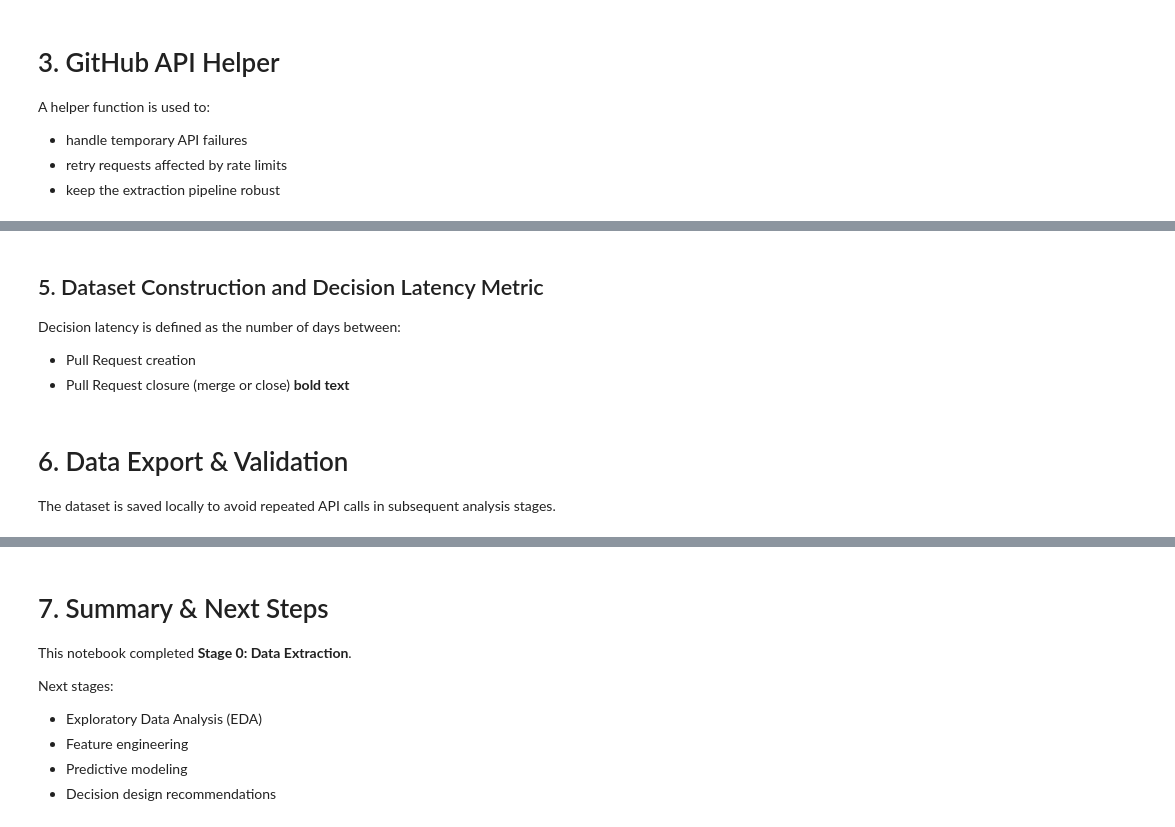
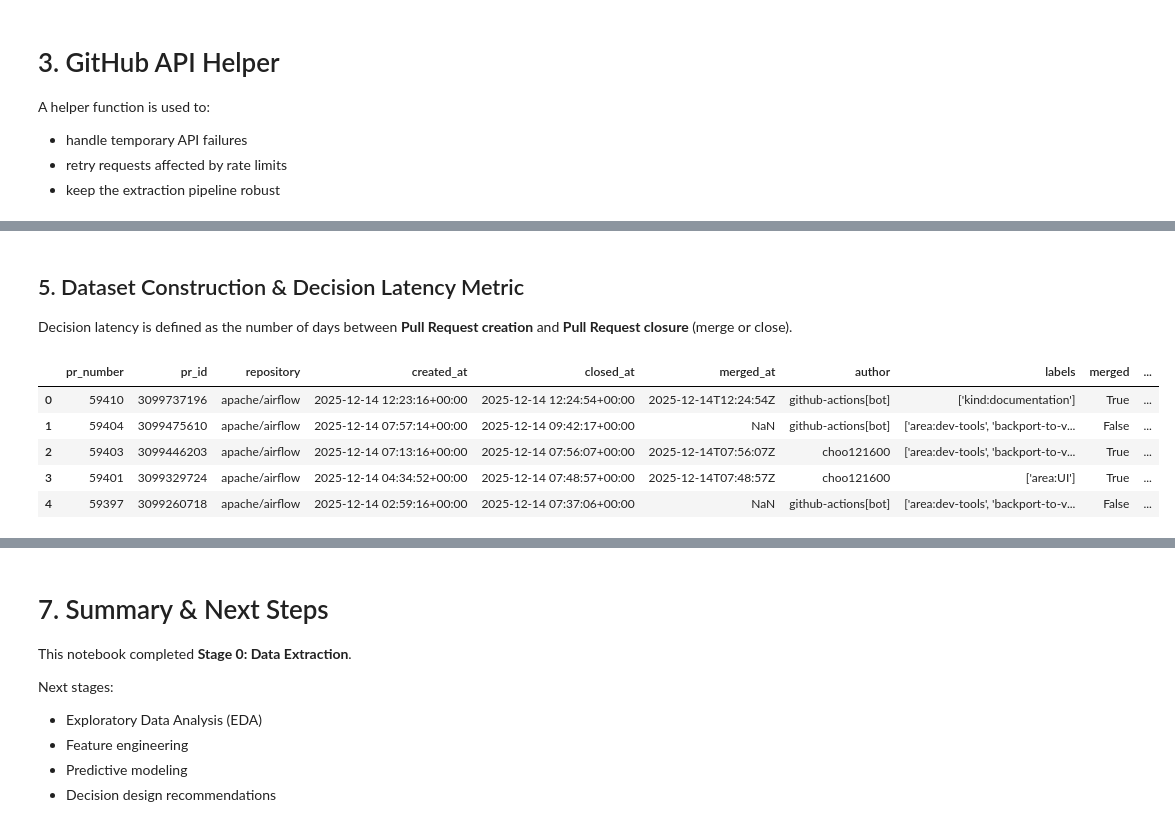
Before and after one commit to michalrylko/decision-latency, a Jupyter notebook: 00_data_extraction.ipynb, the cells around one changed output, grey strips where cells are left out. Drawn from its saved outputs; the diff is of its cells as text; code cells hidden in the pictures.

```diff
--- a/00_data_extraction.ipynb
+++ b/00_data_extraction.ipynb
@@ -70,12 +85,17 @@ We extract data from the public GitHub repository:
 - Data source: GitHub Pull Requests API
 - Scope: closed Pull Requests only
 # %%
+# GitHub repository
 REPO_OWNER = "apache"
 REPO_NAME = "airflow"
 
-PER_PAGE = 100
-MAX_PAGES = 100        # ~10 000 PRs
-REQUEST_DELAY = 0.2 # seconds between API calls
+# API behavior
+PER_PAGE = 100          # GitHub API maximum
+MAX_PAGES = 5           # Controls dataset size (~500 PRs)
+REQUEST_DELAY = 0.2     # Seconds between API requests
+
+# Checkpointing
+CHECKPOINT_EVERY = 100  # Save progress every N PRs
 
 headers = {"Accept": "application/vnd.github+json"}
 if GITHUB_TOKEN:
@@ -181,24 +287,23 @@ for pr in pull_requests_light:
 # %% [markdown]
-## 5. Dataset Construction and Decision Latency Metric
+## 5. Dataset Construction & Decision Latency Metric
 
-Decision latency is defined as the number of days between:
-- Pull Request creation
-- Pull Request closure (merge or close)
-**bold text**
+Decision latency is defined as the number of days between **Pull Request creation** and **Pull Request closure** (merge or close).
 # %%
-
 df = pd.DataFrame(pull_requests_full)
 
 df["created_at"] = pd.to_datetime(df["created_at"], errors="coerce")
 df["closed_at"] = pd.to_datetime(df["closed_at"], errors="coerce")
 
-df["decision_latency_days"] = (
-    df["closed_at"] - df["created_at"]
-).dt.days
+df["decision_latency_days"] = (df["closed_at"] - df["created_at"]).dt.days
+
+# Basic sanity cleanup
+df = df[df["decision_latency_days"].notna() & (df["decision_latency_days"] >= 0)]
 
 df.head()
+# %% [output]
+|  | pr_number | pr_id | repository | created_at | closed_at | merged_at | author | labels | merged | ... |
+| 0 | 59410 | 3099737196 | apache/airflow | 2025-12-14 12:23:16+00:00 | 2025-12-14 12:24:54+00:00 | 2025-12-14T12:24:54Z | github-actions[bot] | ['kind:documentation'] | True | ... |
+| 1 | 59404 | 3099475610 | apache/airflow | 2025-12-14 07:57:14+00:00 | 2025-12-14 09:42:17+00:00 | NaN | github-actions[bot] | ['area:dev-tools', 'backport-to-v... | False | ... |
+| 2 | 59403 | 3099446203 | apache/airflow | 2025-12-14 07:13:16+00:00 | 2025-12-14 07:56:07+00:00 | 2025-12-14T07:56:07Z | choo121600 | ['area:dev-tools', 'backport-to-v... | True | ... |
+| 3 | 59401 | 3099329724 | apache/airflow | 2025-12-14 04:34:52+00:00 | 2025-12-14 07:48:57+00:00 | 2025-12-14T07:48:57Z | choo121600 | ['area:UI'] | True | ... |
+| 4 | 59397 | 3099260718 | apache/airflow | 2025-12-14 02:59:16+00:00 | 2025-12-14 07:37:06+00:00 | NaN | github-actions[bot] | ['area:dev-tools', 'backport-to-v... | False | ... |
-# %% [markdown]
-# 6. Data Export & Validation
-
-The dataset is saved locally to avoid repeated API calls
-in subsequent analysis stages.
```
Also changed, not shown: parts of 9 cells of this notebook.
